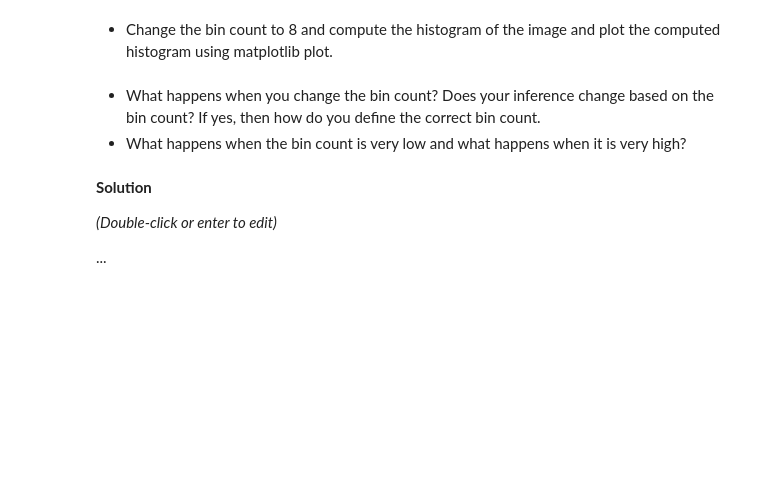
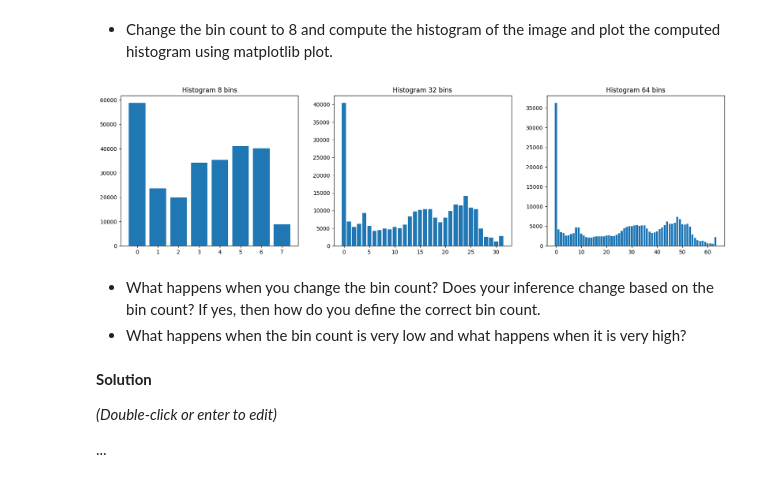
Before and after one commit to MarioROT/CV-MAI, a Jupyter notebook: Session 2/image_operators_and_filters.ipynb, the cells around one changed output. Saved outputs shown, nothing was run; the diff lists cells and outputs as text; code cells hidden in the pictures; blank space fills up the shorter version.

```diff
--- a/Session 2/image_operators_and_filters.ipynb
+++ b/Session 2/image_operators_and_filters.ipynb
@@ -190,3 +190,13 @@ hist_8bin= exposure.histogram(astr_gray,8)
+# %%
+# solution
+cust = cp.custom_grids([],1,3, figsize=(20,5), use_grid_spec=False)
+cust.show()
+
+for binsNum in [8,32,64]:
+  values, centers = exposure.histogram(astr_gray, binsNum)
+  cust.add_plot(f'Histogram {binsNum} bins').bar(range(binsNum), values)
+# %% [output]
+[figure, added]
 # %% [markdown]
 
 
```
Also changed, not shown: parts of 6 cells of this notebook.
